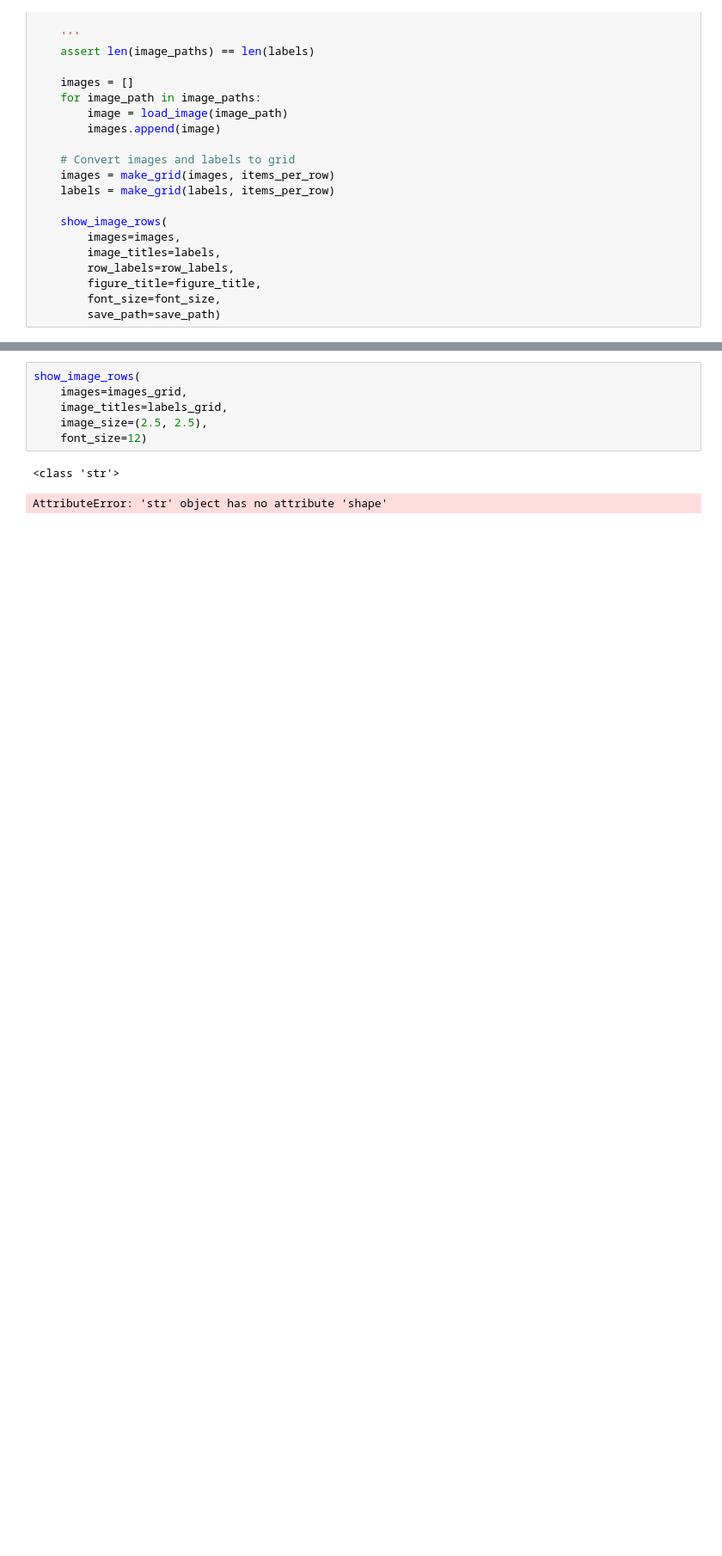
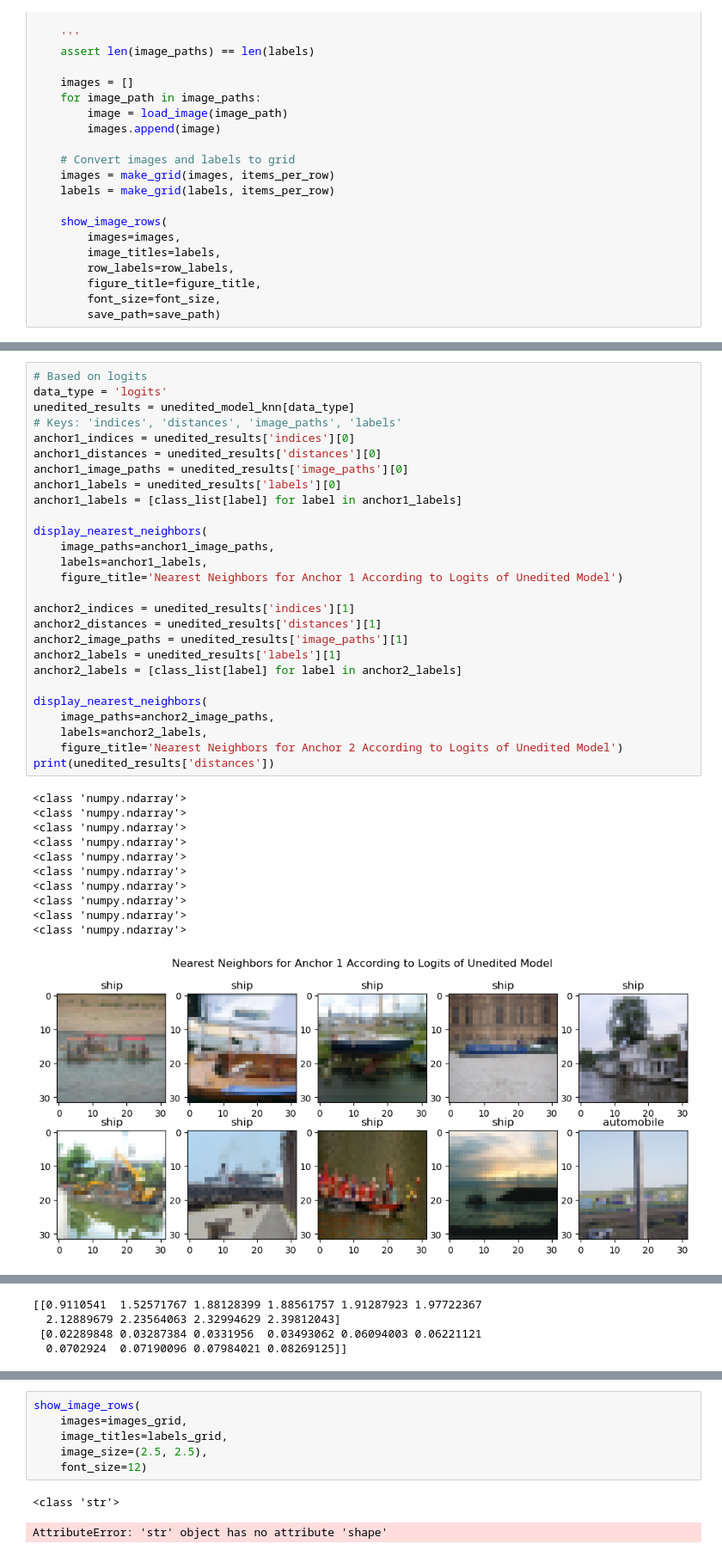
Before and after one commit to allisonchen23/model-editing, a Jupyter notebook: knn.ipynb, the cells around one changed output, grey strips where cells are left out. Shown at 86% size. Cells and saved outputs as stored; diff of their text form; blank space fills up the shorter version.

```diff
--- a/knn.ipynb
+++ b/knn.ipynb
@@ -318,0 +322,39 @@ display_nearest_neighbors(
+# %%
+# Based on logits
+data_type = 'logits'
+unedited_results = unedited_model_knn[data_type]
+# Keys: 'indices', 'distances', 'image_paths', 'labels'
+anchor1_indices = unedited_results['indices'][0]
+anchor1_distances = unedited_results['distances'][0]
+anchor1_image_paths = unedited_results['image_paths'][0]
+anchor1_labels = unedited_results['labels'][0]
+anchor1_labels = [class_list[label] for label in anchor1_labels]
+
+display_nearest_neighbors(
+    image_paths=anchor1_image_paths,
+    labels=anchor1_labels,
+    figure_title='Nearest Neighbors for Anchor 1 According to Logits of Unedited Model')
+
+anchor2_indices = unedited_results['indices'][1]
+anchor2_distances = unedited_results['distances'][1]
+anchor2_image_paths = unedited_results['image_paths'][1]
+anchor2_labels = unedited_results['labels'][1]
+anchor2_labels = [class_list[label] for label in anchor2_labels]
+
+display_nearest_neighbors(
+    image_paths=anchor2_image_paths,
+    labels=anchor2_labels,
+    figure_title='Nearest Neighbors for Anchor 2 According to Logits of Unedited Model')
+print(unedited_results['distances'])
+# %% [output]
+<class 'numpy.ndarray'>
+<class 'numpy.ndarray'>
+<class 'numpy.ndarray'>
+<class 'numpy.ndarray'>
+<class 'numpy.ndarray'>
+<class 'numpy.ndarray'>
+<class 'numpy.ndarray'>
+<class 'numpy.ndarray'>
+<class 'numpy.ndarray'>
+<class 'numpy.ndarray'>
+[figure, added]
@@ -318,0 +372,4 @@ display_nearest_neighbors(
+[[0.9110541  1.52571767 1.88128399 1.88561757 1.91287923 1.97722367
+  2.12889679 2.23564063 2.32994629 2.39812043]
+ [0.02289848 0.03287384 0.0331956  0.03493062 0.06094003 0.06221121
+  0.0702924  0.07190096 0.07984021 0.08269125]]
```
Also changed, not shown: parts of 5 cells of this notebook, 2 other files.
